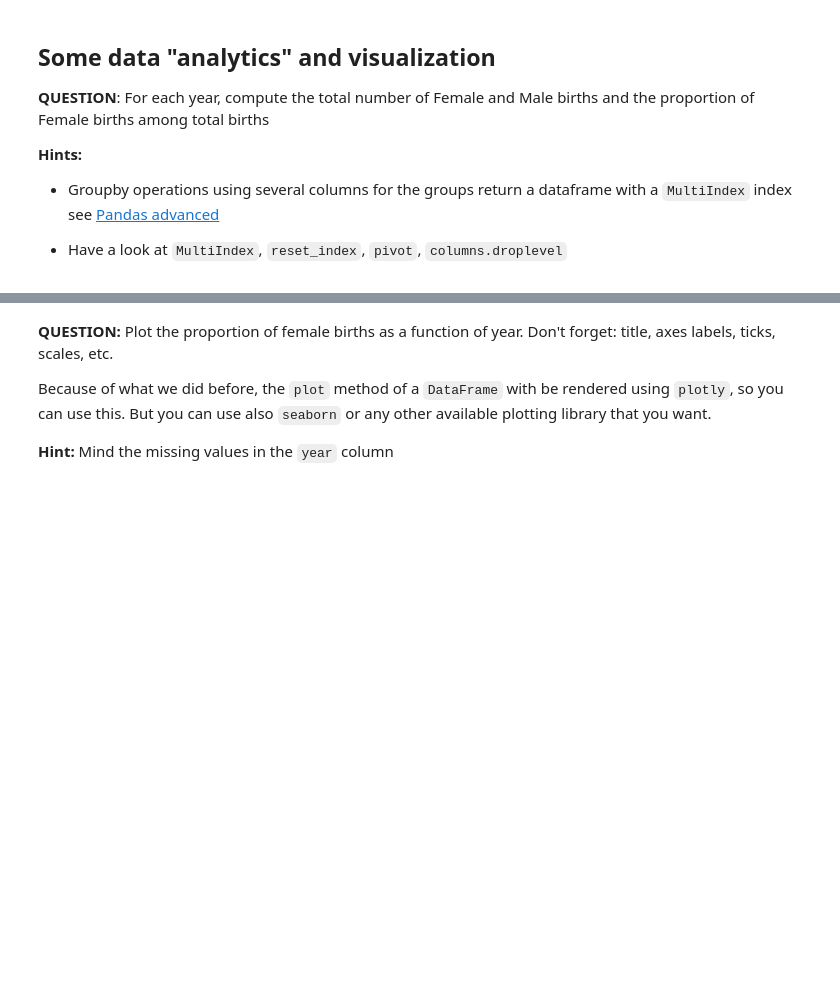
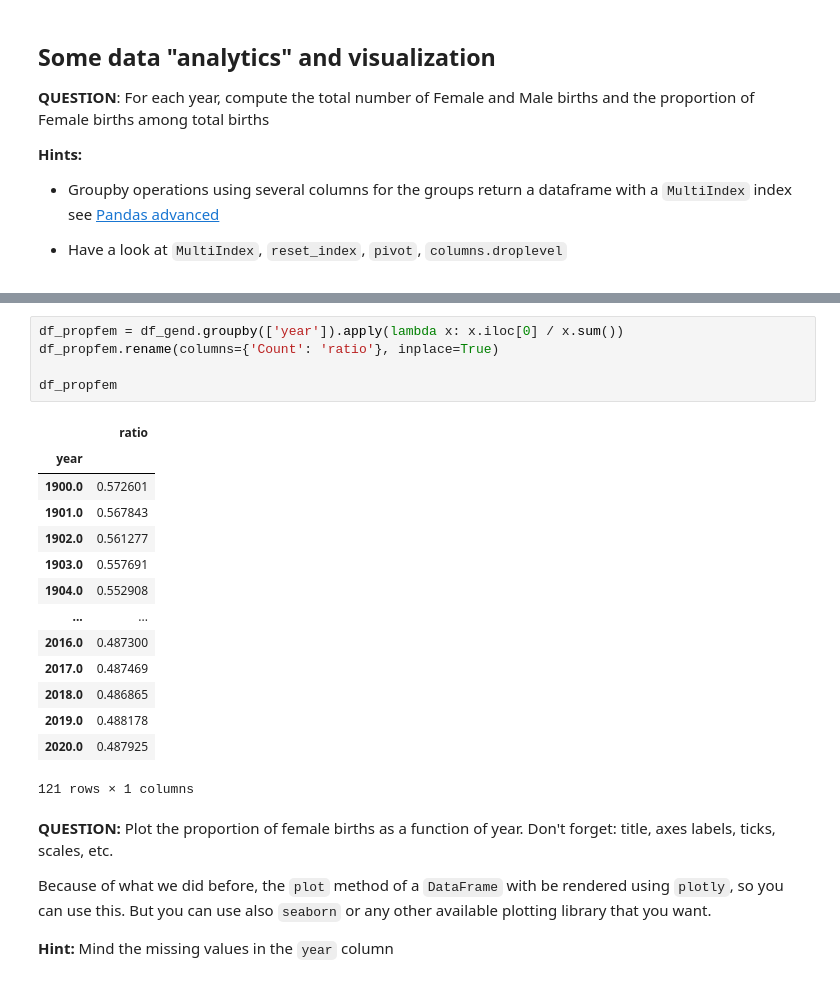
Before and after one commit to totocptbgn/BigDataM1, a Jupyter notebook: homework01.ipynb, the cells around one changed output, grey strips where cells are left out. Saved outputs shown, nothing was run; the diff lists cells and outputs as text; blank space fills up the shorter version.

```diff
--- a/homework01.ipynb
+++ b/homework01.ipynb
@@ -386,3 +389,23 @@ __Hints:__
+# %%
+df_propfem = df_gend.groupby(['year']).apply(lambda x: x.iloc[0] / x.sum())
+df_propfem.rename(columns={'Count': 'ratio'}, inplace=True)
+
+df_propfem
+# %% [output]
+|  | ratio |
+| year |  |
+| 1900.0 | 0.572601 |
+| 1901.0 | 0.567843 |
+| 1902.0 | 0.561277 |
+| 1903.0 | 0.557691 |
+| 1904.0 | 0.552908 |
+| ... | ... |
+| 2016.0 | 0.487300 |
+| 2017.0 | 0.487469 |
+| 2018.0 | 0.486865 |
+| 2019.0 | 0.488178 |
+| 2020.0 | 0.487925 |
+121 rows × 1 columns
 # %% [markdown]
 **QUESTION:** Plot the proportion of female births as a function of year. Don't forget: title, axes labels, ticks, scales, etc.
 
```
Also changed, not shown: parts of 15 cells of this notebook.
